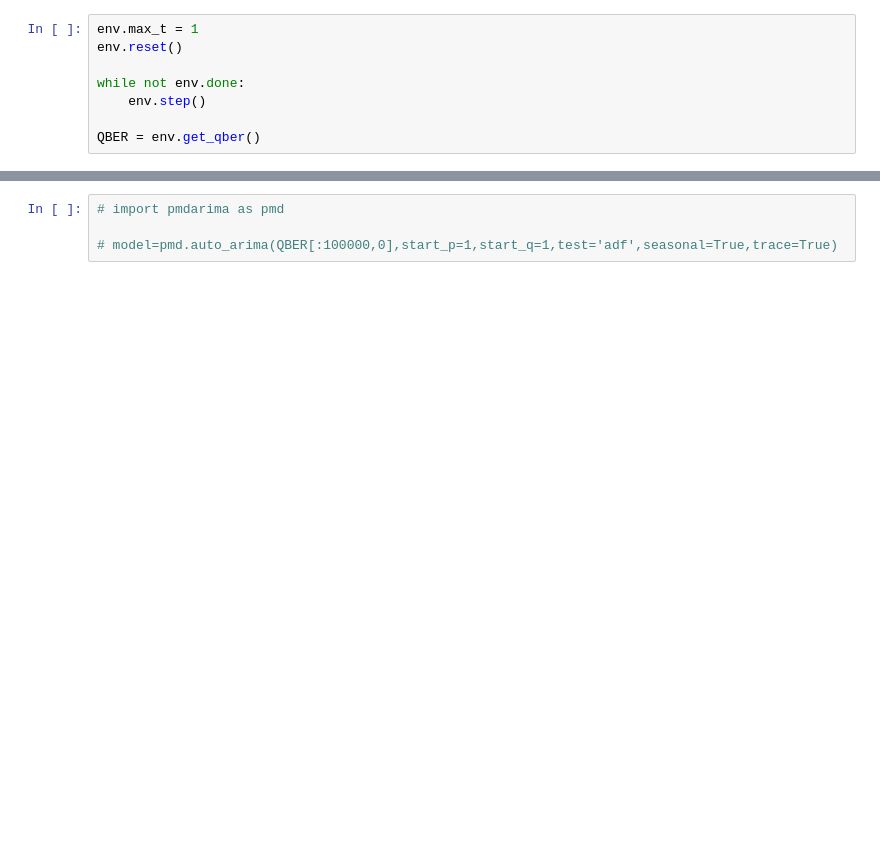
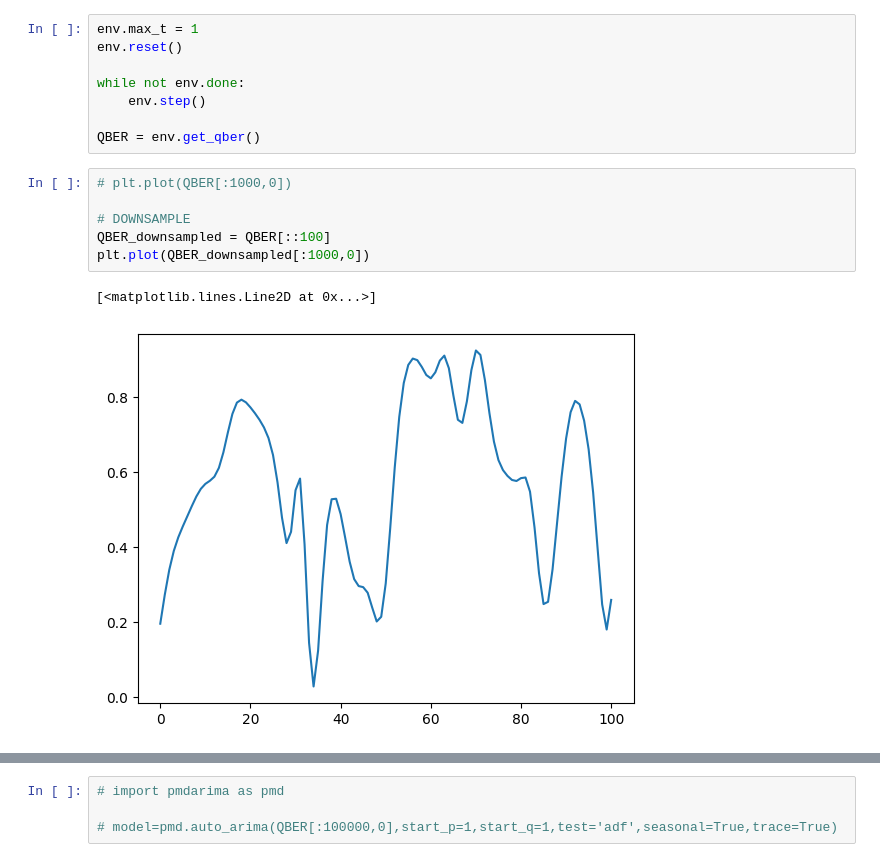
Before and after one commit to callmechristian/qnctrl, a Jupyter notebook: SARIMA.ipynb, the cells around one changed output, grey strips where cells are left out. Cells and saved outputs as stored; diff of their text form; blank space fills up the shorter version.

```diff
--- a/SARIMA.ipynb
+++ b/SARIMA.ipynb
@@ -18,5 +18,14 @@ while not env.done:
     env.step()
 
 QBER = env.get_qber()
+# %%
+# plt.plot(QBER[:1000,0])
+
+# DOWNSAMPLE
+QBER_downsampled = QBER[::100]
+plt.plot(QBER_downsampled[:1000,0])
+# %% [output]
+[<matplotlib.lines.Line2D at 0x...>]
+[figure, added]
 # %%
 QBER = np.load('data/QBER.npy')
```
Also changed, not shown: parts of 29 cells of this notebook, 1 other file.
